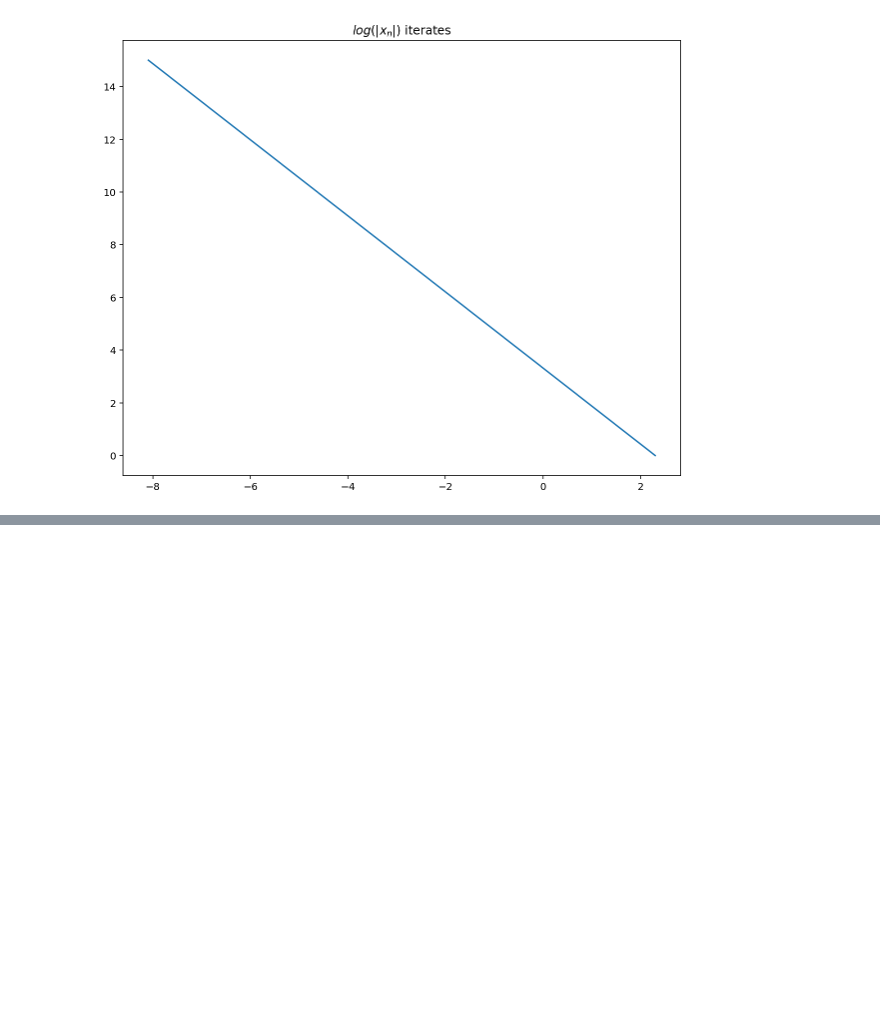
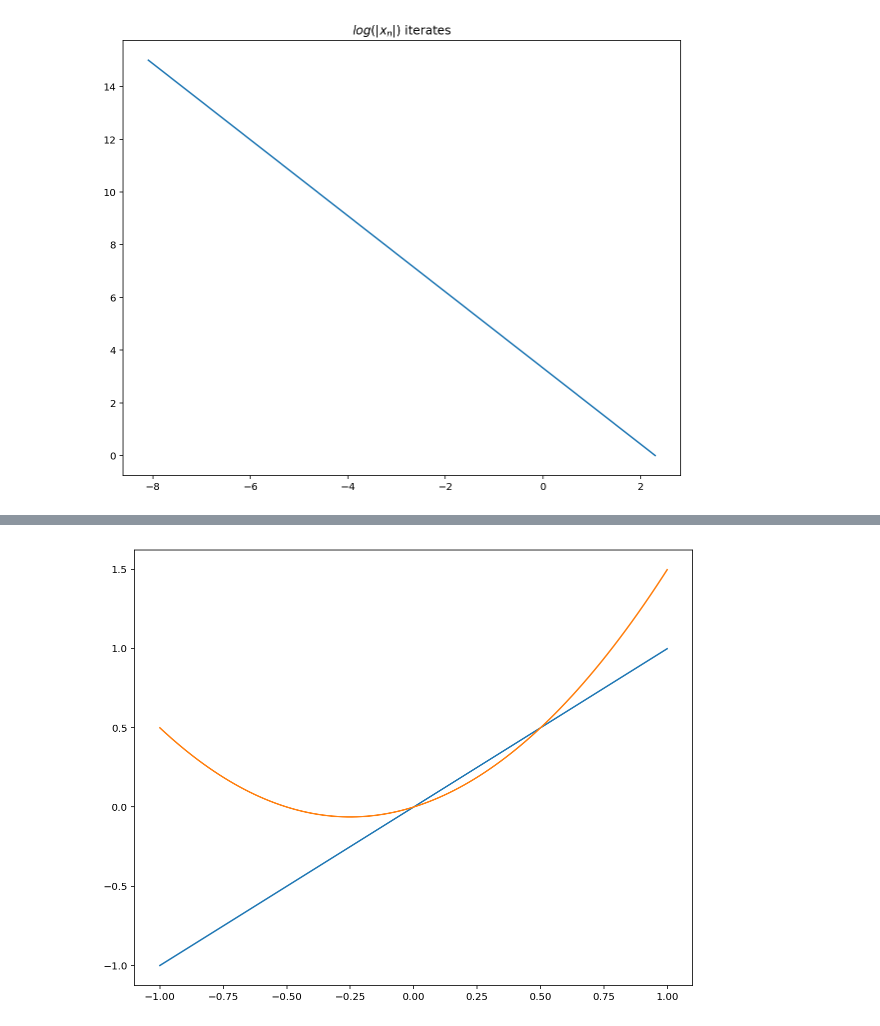
Before and after one commit to themichaelyang/dynsys, a Jupyter notebook: hw-5.ipynb, the cells around one changed output, grey strips where cells are left out. Saved outputs shown, nothing was run; the diff lists cells and outputs as text; code cells hidden in the pictures; blank space fills up the shorter version.

```diff
--- a/hw-5.ipynb
+++ b/hw-5.ipynb
@@ -49,0 +59,22 @@ print(lyapunov_exponent(f, f_deriv, 31/64))
+# %%
+def get_plot(f, x_start, x_end, x_step=0.01):
+    f_vec = np.vectorize(f)
+    x = np.arange(x_start, x_end, x_step)
+    y = f_vec(x)
+    return np.column_stack((x, y))
+
+def plot_fns(fns, ax=None, start=0, end=1, step=0.001):
+    if ax is None:
+        fig, ax = plt.subplots(figsize=(10, 8))
+
+    for fn in fns:
+        fn_plot = get_plot(fn, start, end, step)
+        ax.plot(fn_plot[:,0], fn_plot[:,1])
+
+    plt.show()
+
+identity_fn = lambda x: x
+# %%
+plot_fns([identity_fn, f], start=-1)
+# %% [output]
+[figure, added]
```
Also changed, not shown: parts of 9 cells of this notebook, 1 other file.
